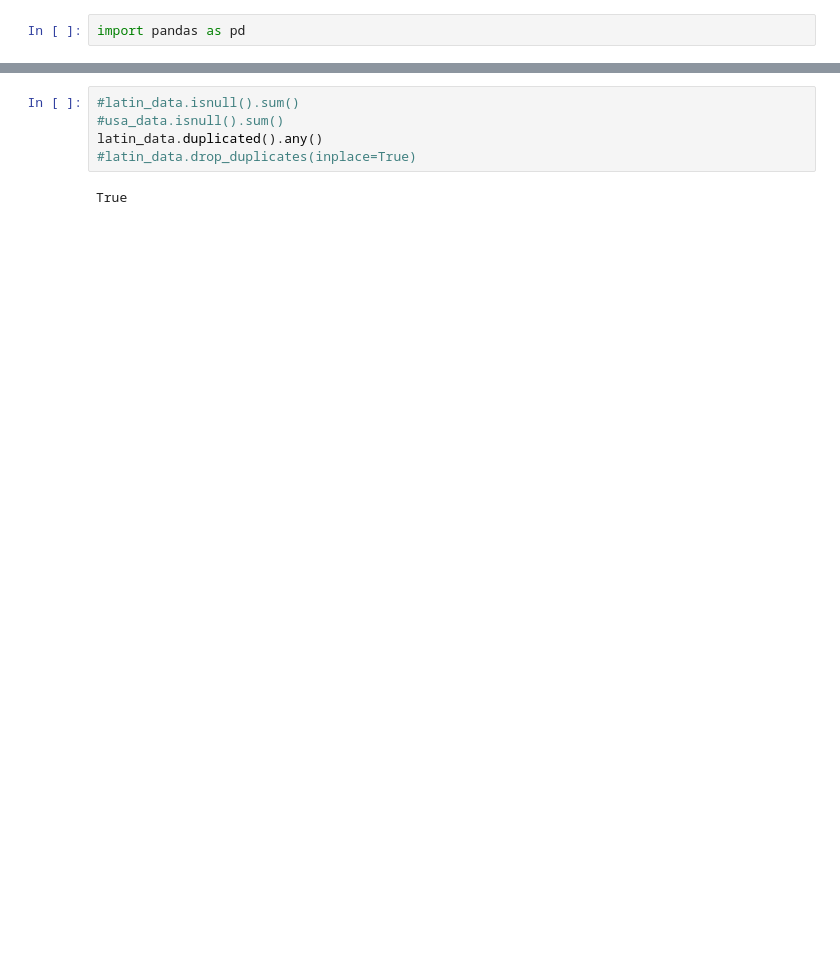
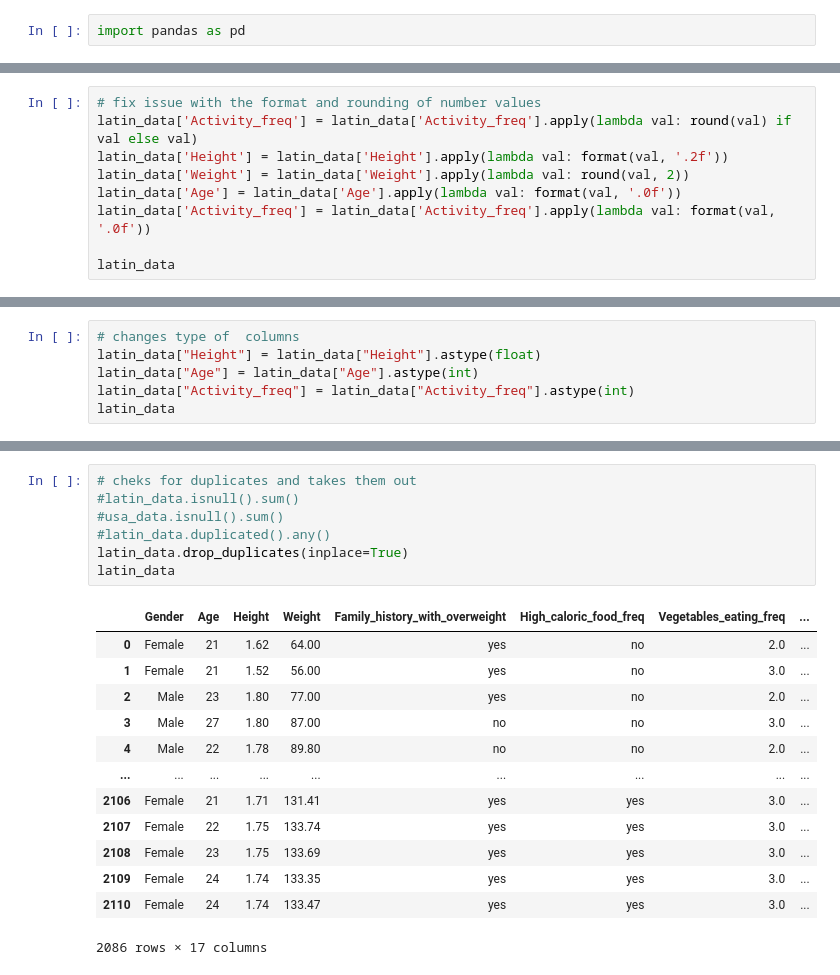
Before and after one commit to DmanDSR/Week_3_Project, a Jupyter notebook: main.ipynb, the cells around one changed output, grey strips where cells are left out. Drawn from its saved outputs; the diff is of its cells as text; blank space fills up the shorter version.

```diff
--- a/main.ipynb
+++ b/main.ipynb
@@ -47,0 +75,9 @@ latin_data
+# %%
+# fix issue with the format and rounding of number values
+latin_data['Activity_freq'] = latin_data['Activity_freq'].apply(lambda val: round(val) if val else val)
+latin_data['Height'] = latin_data['Height'].apply(lambda val: format(val, '.2f'))
+latin_data['Weight'] = latin_data['Weight'].apply(lambda val: round(val, 2))
+latin_data['Age'] = latin_data['Age'].apply(lambda val: format(val, '.0f'))
+latin_data['Activity_freq'] = latin_data['Activity_freq'].apply(lambda val: format(val, '.0f'))
+
+latin_data
@@ -47,0 +150,6 @@ latin_data
+# %%
+# changes type of  columns
+latin_data["Height"] = latin_data["Height"].astype(float)
+latin_data["Age"] = latin_data["Age"].astype(int)
+latin_data["Activity_freq"] = latin_data["Activity_freq"].astype(int)
+latin_data
@@ -68,7 +190,21 @@ memory usage: 280.5+ KB
 # %%
+# cheks for duplicates and takes them out
 #latin_data.isnull().sum()
 #usa_data.isnull().sum()
-latin_data.duplicated().any()
-#latin_data.drop_duplicates(inplace=True)
+#latin_data.duplicated().any()
+latin_data.drop_duplicates(inplace=True)
+latin_data
 # %% [output]
+|  | Gender | Age | Height | Weight | Family_history_with_overweight | High_caloric_food_freq | Vegetables_eating_freq | ... |
+| 0 | Female | 21 | 1.62 | 64.00 | yes | no | 2.0 | ... |
+| 1 | Female | 21 | 1.52 | 56.00 | yes | no | 3.0 | ... |
+| 2 | Male | 23 | 1.80 | 77.00 | yes | no | 2.0 | ... |
+| 3 | Male | 27 | 1.80 | 87.00 | no | no | 3.0 | ... |
+| 4 | Male | 22 | 1.78 | 89.80 | no | no | 2.0 | ... |
+| ... | ... | ... | ... | ... | ... | ... | ... | ... |
+| 2106 | Female | 21 | 1.71 | 131.41 | yes | yes | 3.0 | ... |
+| 2107 | Female | 22 | 1.75 | 133.74 | yes | yes | 3.0 | ... |
+| 2108 | Female | 23 | 1.75 | 133.69 | yes | yes | 3.0 | ... |
+| 2109 | Female | 24 | 1.74 | 133.35 | yes | yes | 3.0 | ... |
+| 2110 | Female | 24 | 1.74 | 133.47 | yes | yes | 3.0 | ... |
-True
+2086 rows × 17 columns
```
Also changed, not shown: parts of 20 cells of this notebook.
